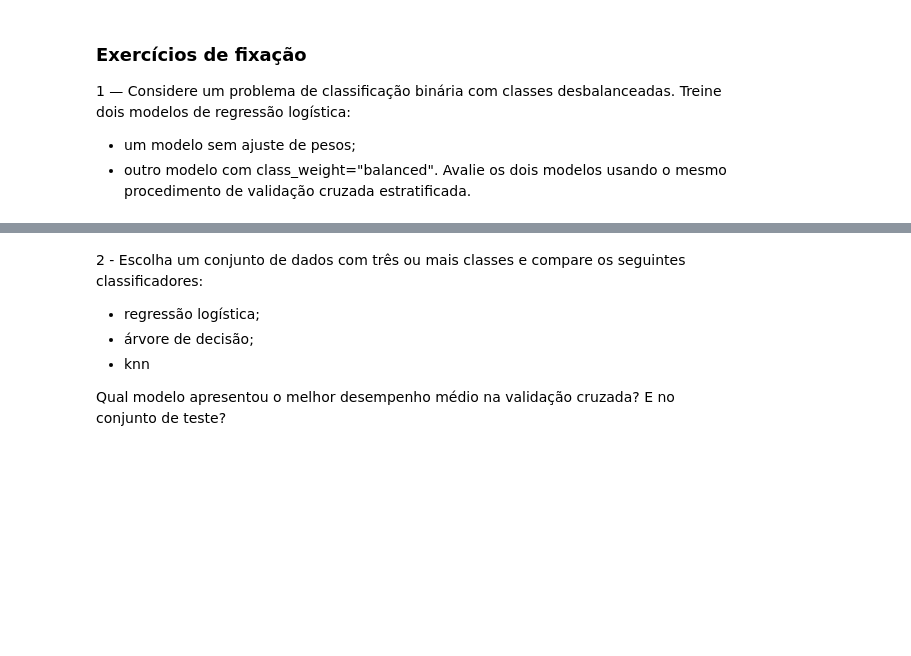
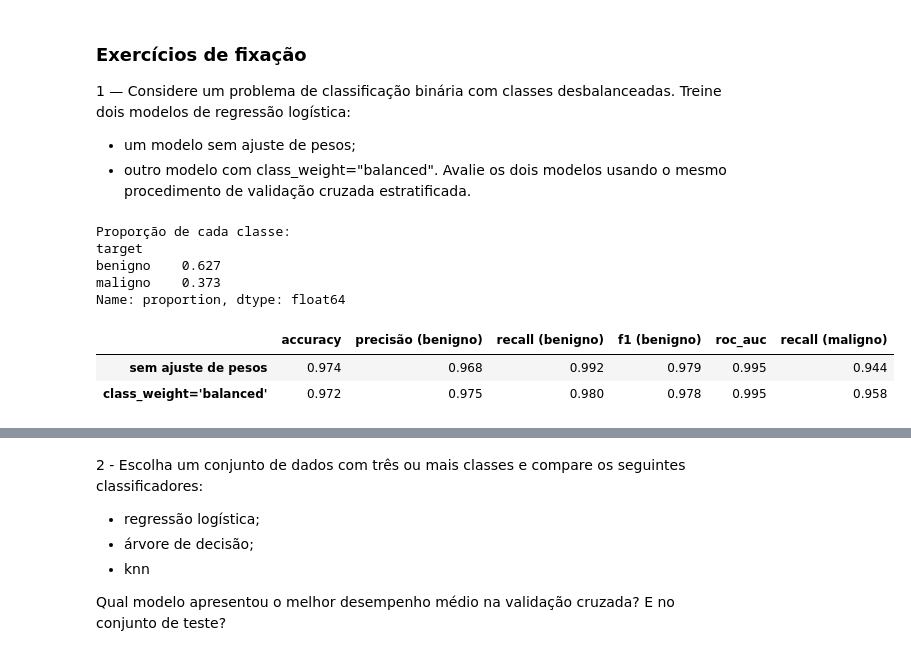
Before and after one commit to saulosgil/CursoMLeCD-USP, a Jupyter notebook: 11-regressao_logistica/Aula12-regressao-logistica.ipynb, the cells around one changed output, grey strips where cells are left out. Saved outputs shown, nothing was run; the diff lists cells and outputs as text; code cells hidden in the pictures; blank space fills up the shorter version.

Commit message:
update: regressao logistica

```diff
--- a/11-regressao_logistica/Aula12-regressao-logistica.ipynb
+++ b/11-regressao_logistica/Aula12-regressao-logistica.ipynb
@@ -958,3 +958,81 @@ O melhor modelo usou regularização L2 (não zera coeficientes, apenas os encol
    - um modelo sem ajuste de pesos;
    - outro modelo com class_weight="balanced".
 Avalie os dois modelos usando o mesmo procedimento de validação cruzada estratificada.
+# %%
+# ============================================================
+# Exercício 1 — regressão logística com classes desbalanceadas
+# ============================================================
+from sklearn.datasets import load_breast_cancer
+from sklearn.pipeline import Pipeline
+from sklearn.preprocessing import StandardScaler
+from sklearn.linear_model import LogisticRegression
+from sklearn.model_selection import StratifiedKFold, cross_validate
+from sklearn.metrics import recall_score, make_scorer
+
+import pandas as pd
+
+RANDOM_STATE = 42
+
+# não são 50/50 (mais casos benignos do que malignos), o que já é suficiente
+# para ilustrar o efeito do parâmetro class_weight="balanced".
+dados_ex1 = load_breast_cancer(as_frame=True)
+
+X_ex1 = dados_ex1.data
+y_ex1 = dados_ex1.target  # 0 = maligno (classe minoritária), 1 = benigno (classe majoritária)
+
+print("Proporção de cada classe:")
+print(y_ex1.value_counts(normalize=True).rename({0: "maligno", 1: "benigno"}).round(3))
+
+# --- Modelo 1: sem ajuste de pesos (comportamento padrão do LogisticRegression) ---
+# Padronizamos as variáveis dentro de um Pipeline, como fizemos na Seção 6,
+# pois a regressão logística é sensível à escala dos atributos.
+pipeline_sem_peso = Pipeline([
+    ("scaler", StandardScaler()),
+    ("logreg", LogisticRegression(max_iter=5000, random_state=RANDOM_STATE)),
+])
+
+# --- Modelo 2: com class_weight="balanced" ---
+# Esse parâmetro pondera a função de custo de forma inversamente proporcional
+# à frequência de cada classe, penalizando mais os erros cometidos na classe
+# minoritária ("maligno"), sem precisar reamostrar os dados.
+pipeline_balanceado = Pipeline([
+    ("scaler", StandardScaler()),
+    ("logreg", LogisticRegression(max_iter=5000, class_weight="balanced", random_state=RANDOM_STATE)),
+])
+
+# Mesmo esquema de validação cruzada estratificada usado no restante do notebook.
+# Reutilizar o MESMO objeto StratifiedKFold para os dois modelos garante que
+# ambos sejam avaliados exatamente nos mesmos folds, tornando a comparação justa.
+cv_ex1 = StratifiedKFold(n_splits=5, shuffle=True, random_state=RANDOM_STATE)
+
+# Além das métricas "padrão" (que por convenção do sklearn tratam a classe 1,
+# benigno, como positiva), incluímos o recall da classe 0 (maligno) via
+# make_scorer: é a métrica mais sensível ao desbalanceamento, já que deixar
+# passar um caso maligno (falso negativo) é o erro mais grave neste problema.
+scoring_ex1 = {
+    "accuracy": "accuracy",
+    "precisão (benigno)": "precision",
+    "recall (benigno)": "recall",
+    "f1 (benigno)": "f1",
+    "roc_auc": "roc_auc",
+    "recall (maligno)": make_scorer(recall_score, pos_label=0),
+}
+
+resultados_sem_peso = cross_validate(pipeline_sem_peso, X_ex1, y_ex1, cv=cv_ex1, scoring=scoring_ex1)
+resultados_balanceado = cross_validate(pipeline_balanceado, X_ex1, y_ex1, cv=cv_ex1, scoring=scoring_ex1)
+
+comparacao_ex1 = pd.DataFrame({
+    "sem ajuste de pesos": {m: resultados_sem_peso[f"test_{m}"].mean() for m in scoring_ex1},
+    "class_weight='balanced'": {m: resultados_balanceado[f"test_{m}"].mean() for m in scoring_ex1},
+}).T
+
+comparacao_ex1.round(3)
+# %% [output]
+Proporção de cada classe:
+target
+benigno    0.627
+maligno    0.373
+Name: proportion, dtype: float64
+|  | accuracy | precisão (benigno) | recall (benigno) | f1 (benigno) | roc_auc | recall (maligno) |
+| sem ajuste de pesos | 0.974 | 0.968 | 0.992 | 0.979 | 0.995 | 0.944 |
+| class_weight='balanced' | 0.972 | 0.975 | 0.980 | 0.978 | 0.995 | 0.958 |
```
Also changed, not shown: parts of 4 cells of this notebook.
